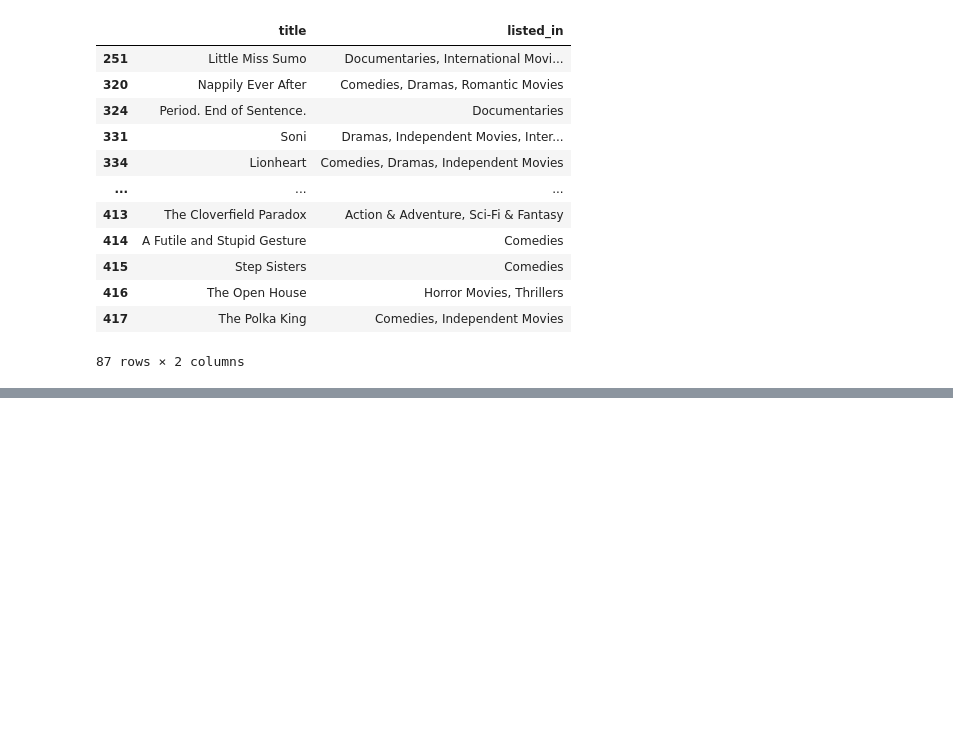
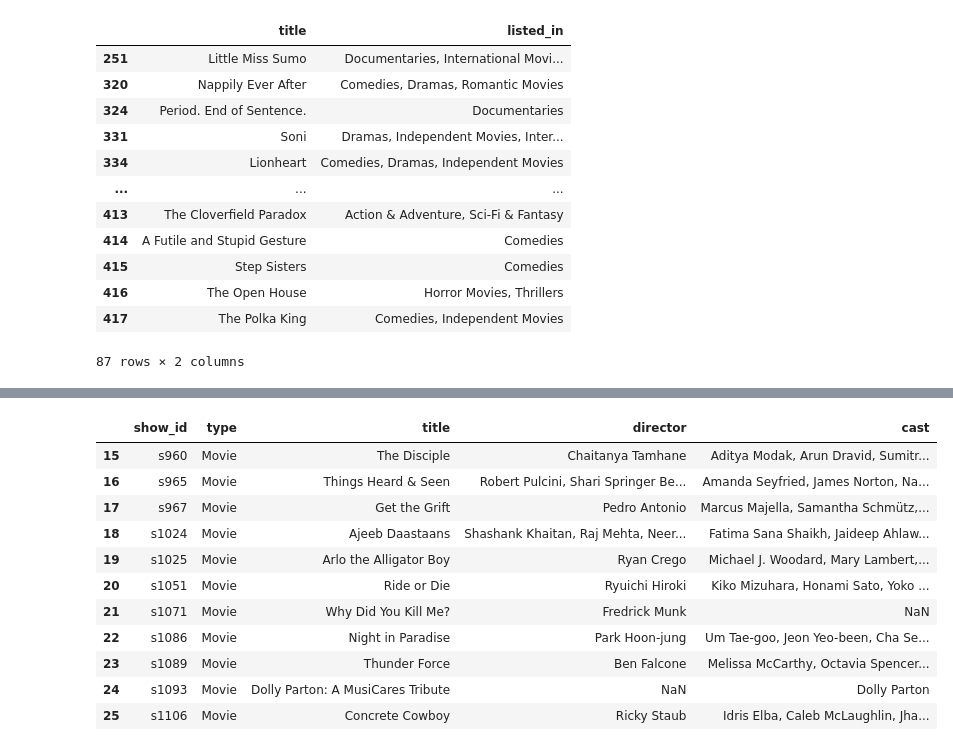
Before and after one commit to Cucks13/laboratorio-modulo2-leccion02-eda-union, a Jupyter notebook: laboratorio-modulo2-leccion02-eda-union.ipynb, the cells around one changed output, grey strips where cells are left out. Cells and saved outputs as stored; diff of their text form; code cells hidden in the pictures; blank space fills up the shorter version.

```diff
--- a/laboratorio-modulo2-leccion02-eda-union.ipynb
+++ b/laboratorio-modulo2-leccion02-eda-union.ipynb
@@ -536,0 +605,15 @@ df_concat.loc[df_concat["release_year"] == 2018, ["title", "listed_in"]]
+# %%
+df_concat.iloc[15:26, 0:5]
+# %% [output]
+|  | show_id | type | title | director | cast |
+| 15 | s960 | Movie | The Disciple | Chaitanya Tamhane | Aditya Modak, Arun Dravid, Sumitr... |
+| 16 | s965 | Movie | Things Heard & Seen | Robert Pulcini, Shari Springer Be... | Amanda Seyfried, James Norton, Na... |
+| 17 | s967 | Movie | Get the Grift | Pedro Antonio | Marcus Majella, Samantha Schmütz,... |
+| 18 | s1024 | Movie | Ajeeb Daastaans | Shashank Khaitan, Raj Mehta, Neer... | Fatima Sana Shaikh, Jaideep Ahlaw... |
+| 19 | s1025 | Movie | Arlo the Alligator Boy | Ryan Crego | Michael J. Woodard, Mary Lambert,... |
+| 20 | s1051 | Movie | Ride or Die | Ryuichi Hiroki | Kiko Mizuhara, Honami Sato, Yoko ... |
+| 21 | s1071 | Movie | Why Did You Kill Me? | Fredrick Munk | NaN |
+| 22 | s1086 | Movie | Night in Paradise | Park Hoon-jung | Um Tae-goo, Jeon Yeo-been, Cha Se... |
+| 23 | s1089 | Movie | Thunder Force | Ben Falcone | Melissa McCarthy, Octavia Spencer... |
+| 24 | s1093 | Movie | Dolly Parton: A MusiCares Tribute | NaN | Dolly Parton |
+| 25 | s1106 | Movie | Concrete Cowboy | Ricky Staub | Idris Elba, Caleb McLaughlin, Jha... |
```
Also changed, not shown: parts of 9 cells of this notebook.
